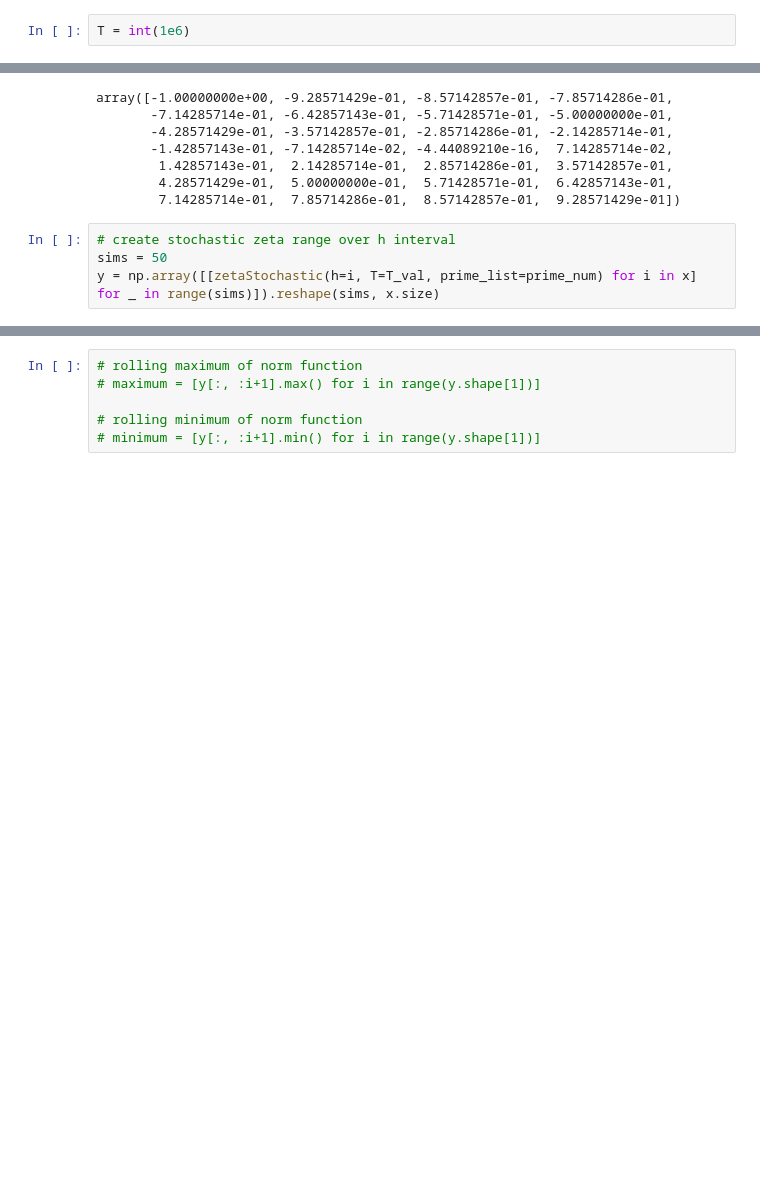
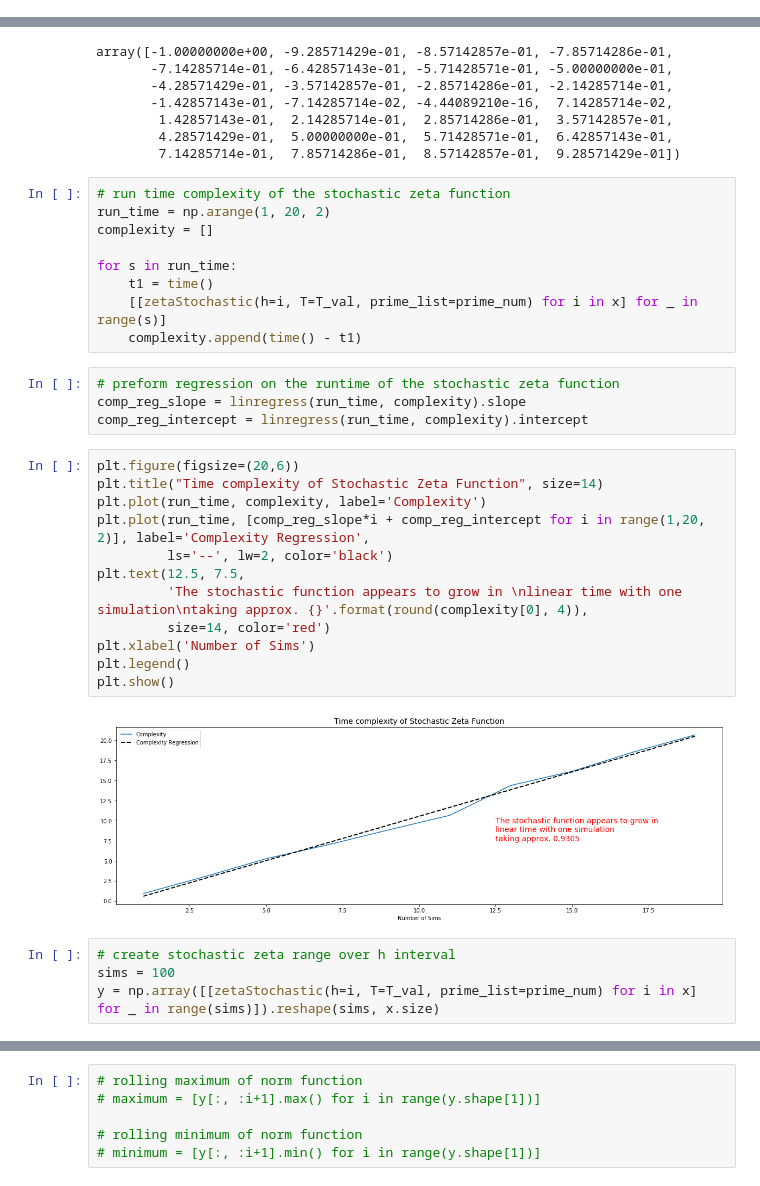
Before and after one commit to Raj9898/Random_Zeta, a Jupyter notebook: Zeta Function Simulation.ipynb, the cells around one changed output, grey strips where cells are left out. Saved outputs shown, nothing was run; the diff lists cells and outputs as text; blank space fills up the shorter version.

```diff
--- a/Zeta Function Simulation.ipynb
+++ b/Zeta Function Simulation.ipynb
@@ -46,2 +15,0 @@ H = np.arange(-1,1,1/np.round(np.log(int(1e6))))
-# %%
-T = int(1e6)
@@ -113,9 +105,36 @@ array([-1.00000000e+00, -9.28571429e-01, -8.57142857e-01, -7.85714286e-01,
         1.42857143e-01,  2.14285714e-01,  2.85714286e-01,  3.57142857e-01,
         4.28571429e-01,  5.00000000e-01,  5.71428571e-01,  6.42857143e-01,
         7.14285714e-01,  7.85714286e-01,  8.57142857e-01,  9.28571429e-01])
+# %%
+# run time complexity of the stochastic zeta function
+run_time = np.arange(1, 20, 2)
+complexity = []
+
+for s in run_time:
+    t1 = time()
+    [[zetaStochastic(h=i, T=T_val, prime_list=prime_num) for i in x] for _ in range(s)]
+    complexity.append(time() - t1)
+# %%
+# preform regression on the runtime of the stochastic zeta function
+comp_reg_slope = linregress(run_time, complexity).slope
+comp_reg_intercept = linregress(run_time, complexity).intercept
+# %%
+plt.figure(figsize=(20,6))
+plt.title("Time complexity of Stochastic Zeta Function", size=14)
+plt.plot(run_time, complexity, label='Complexity')
+plt.plot(run_time, [comp_reg_slope*i + comp_reg_intercept for i in range(1,20, 2)], label='Complexity Regression',
+         ls='--', lw=2, color='black')
+plt.text(12.5, 7.5,
+         'The stochastic function appears to grow in \nlinear time with one simulation\ntaking approx. {}'.format(round(complexity[0], 4)),
+         size=14, color='red')
+plt.xlabel('Number of Sims')
+plt.legend()
+plt.show()
+# %% [output]
+[figure, added]
 # %%
 # create stochastic zeta range over h interval
-sims = 50
+sims = 100
 y = np.array([[zetaStochastic(h=i, T=T_val, prime_list=prime_num) for i in x] for _ in range(sims)]).reshape(sims, x.size)
 # %%
 y
```
Also changed, not shown: parts of 24 cells of this notebook.
